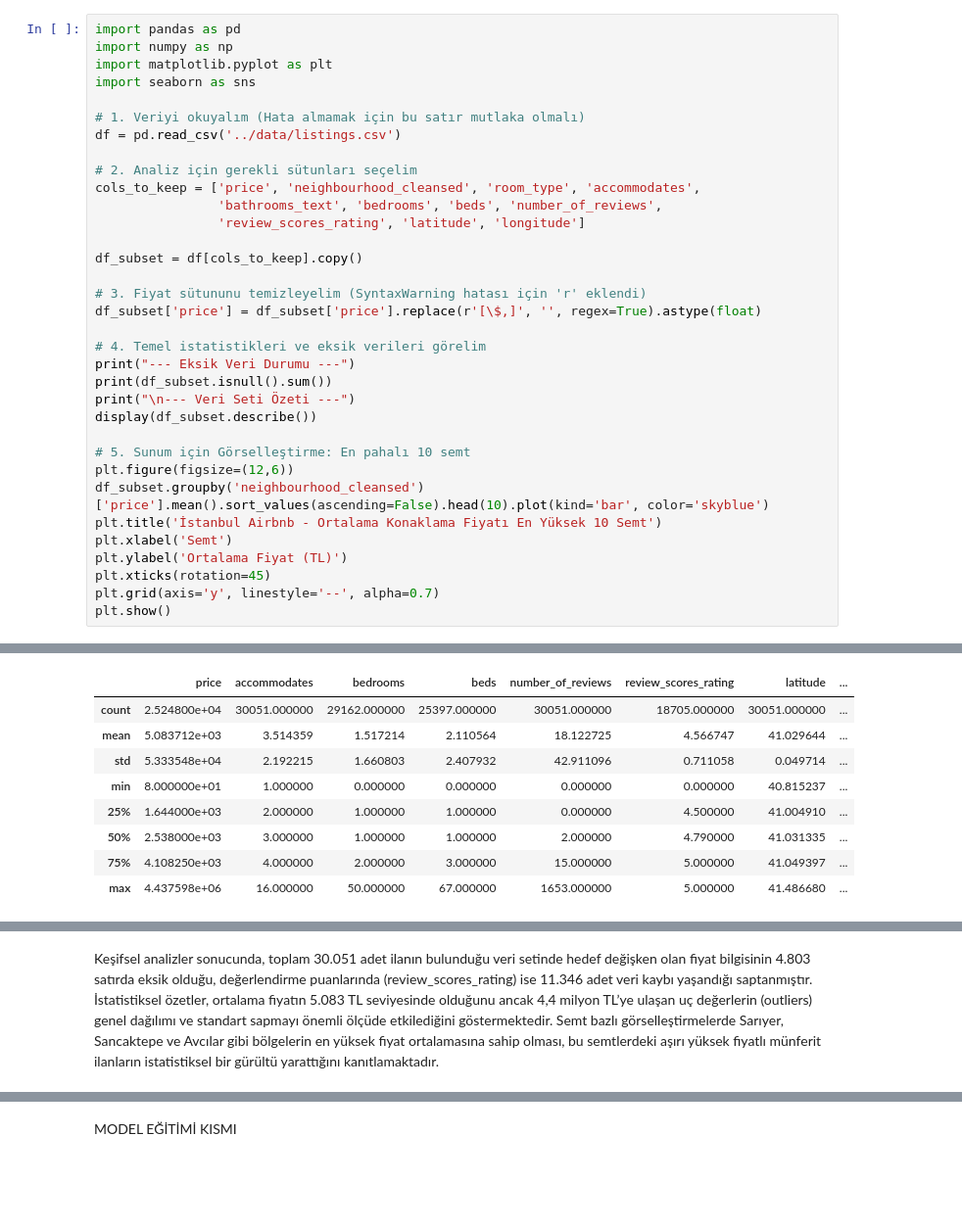
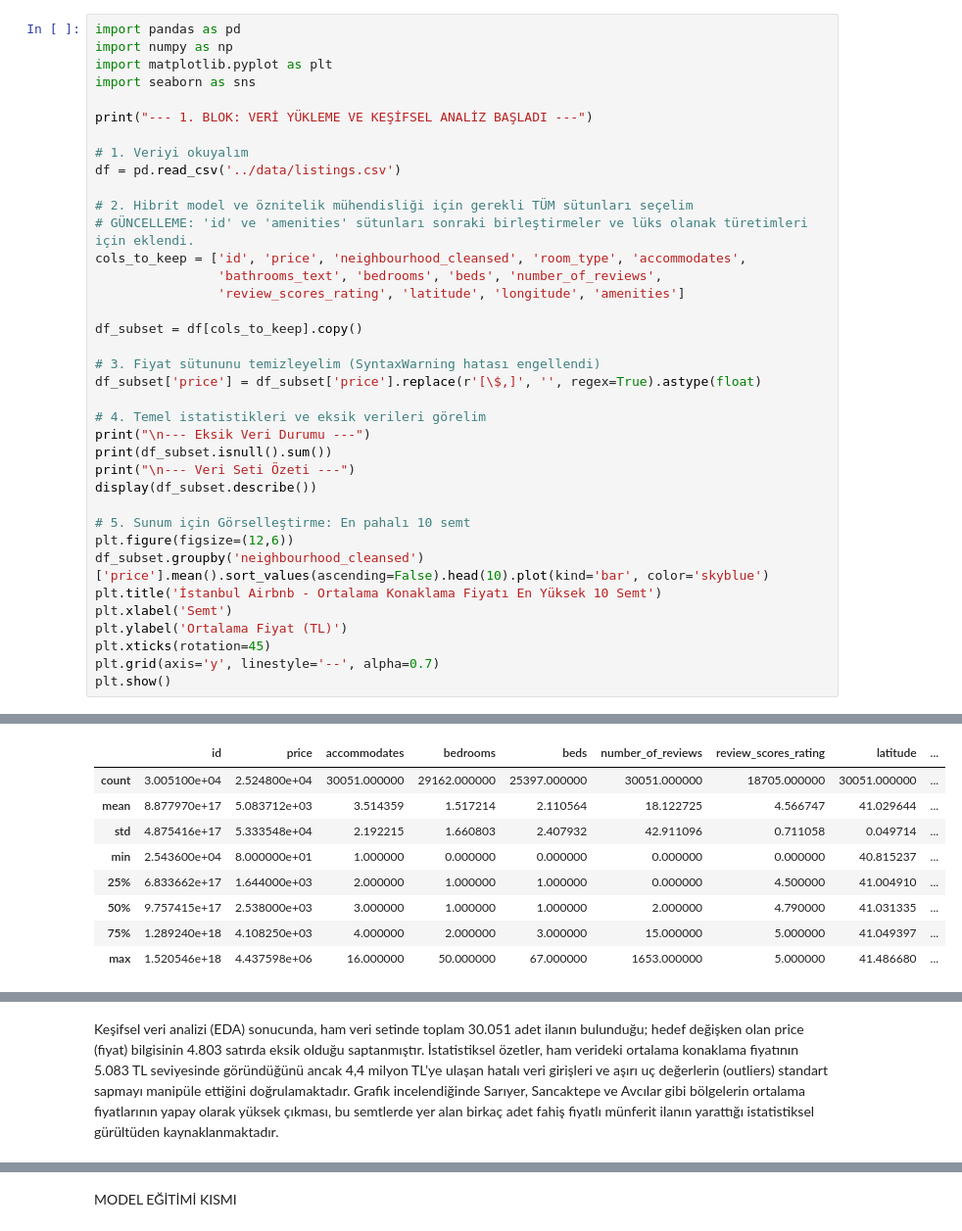
Before and after one commit to suleyolalan/AkilliSehir, a Jupyter notebook: notebooks/dataset_analys.ipynb, the cells around one changed output, grey strips where cells are left out. Shown at 98% size. Saved outputs shown, nothing was run; the diff lists cells and outputs as text; blank space fills up the shorter version.

```diff
--- a/notebooks/dataset_analys.ipynb
+++ b/notebooks/dataset_analys.ipynb
@@ -4,21 +4,24 @@ import numpy as np
 import matplotlib.pyplot as plt
 import seaborn as sns
 
-# 1. Veriyi okuyalım (Hata almamak için bu satır mutlaka olmalı)
+print("--- 1. BLOK: VERİ YÜKLEME VE KEŞİFSEL ANALİZ BAŞLADI ---")
+
+# 1. Veriyi okuyalım
 df = pd.read_csv('../data/listings.csv')
 
-# 2. Analiz için gerekli sütunları seçelim
-cols_to_keep = ['price', 'neighbourhood_cleansed', 'room_type', 'accommodates',
+# 2. Hibrit model ve öznitelik mühendisliği için gerekli TÜM sütunları seçelim
+# GÜNCELLEME: 'id' ve 'amenities' sütunları sonraki birleştirmeler ve lüks olanak türetimleri için eklendi.
+cols_to_keep = ['id', 'price', 'neighbourhood_cleansed', 'room_type', 'accommodates',
                 'bathrooms_text', 'bedrooms', 'beds', 'number_of_reviews',
-                'review_scores_rating', 'latitude', 'longitude']
+                'review_scores_rating', 'latitude', 'longitude', 'amenities']
 
 df_subset = df[cols_to_keep].copy()
 
-# 3. Fiyat sütununu temizleyelim (SyntaxWarning hatası için 'r' eklendi)
+# 3. Fiyat sütununu temizleyelim (SyntaxWarning hatası engellendi)
 df_subset['price'] = df_subset['price'].replace(r'[\$,]', '', regex=True).astype(float)
 
 # 4. Temel istatistikleri ve eksik verileri görelim
-print("--- Eksik Veri Durumu ---")
+print("\n--- Eksik Veri Durumu ---")
 print(df_subset.isnull().sum())
 print("\n--- Veri Seti Özeti ---")
 display(df_subset.describe())
@@ -48,15 +55,15 @@ longitude                     0
 dtype: int64
 
 --- Veri Seti Özeti ---
-|  | price | accommodates | bedrooms | beds | number_of_reviews | review_scores_rating | latitude | ... |
-| count | 2.524800e+04 | 30051.000000 | 29162.000000 | 25397.000000 | 30051.000000 | 18705.000000 | 30051.000000 | ... |
-| mean | 5.083712e+03 | 3.514359 | 1.517214 | 2.110564 | 18.122725 | 4.566747 | 41.029644 | ... |
-| std | 5.333548e+04 | 2.192215 | 1.660803 | 2.407932 | 42.911096 | 0.711058 | 0.049714 | ... |
-| min | 8.000000e+01 | 1.000000 | 0.000000 | 0.000000 | 0.000000 | 0.000000 | 40.815237 | ... |
-| 25% | 1.644000e+03 | 2.000000 | 1.000000 | 1.000000 | 0.000000 | 4.500000 | 41.004910 | ... |
-| 50% | 2.538000e+03 | 3.000000 | 1.000000 | 1.000000 | 2.000000 | 4.790000 | 41.031335 | ... |
-| 75% | 4.108250e+03 | 4.000000 | 2.000000 | 3.000000 | 15.000000 | 5.000000 | 41.049397 | ... |
-| max | 4.437598e+06 | 16.000000 | 50.000000 | 67.000000 | 1653.000000 | 5.000000 | 41.486680 | ... |
+|  | id | price | accommodates | bedrooms | beds | number_of_reviews | review_scores_rating | latitude | ... |
+| count | 3.005100e+04 | 2.524800e+04 | 30051.000000 | 29162.000000 | 25397.000000 | 30051.000000 | 18705.000000 | 30051.000000 | ... |
+| mean | 8.877970e+17 | 5.083712e+03 | 3.514359 | 1.517214 | 2.110564 | 18.122725 | 4.566747 | 41.029644 | ... |
+| std | 4.875416e+17 | 5.333548e+04 | 2.192215 | 1.660803 | 2.407932 | 42.911096 | 0.711058 | 0.049714 | ... |
+| min | 2.543600e+04 | 8.000000e+01 | 1.000000 | 0.000000 | 0.000000 | 0.000000 | 0.000000 | 40.815237 | ... |
+| 25% | 6.833662e+17 | 1.644000e+03 | 2.000000 | 1.000000 | 1.000000 | 0.000000 | 4.500000 | 41.004910 | ... |
+| 50% | 9.757415e+17 | 2.538000e+03 | 3.000000 | 1.000000 | 1.000000 | 2.000000 | 4.790000 | 41.031335 | ... |
+| 75% | 1.289240e+18 | 4.108250e+03 | 4.000000 | 2.000000 | 3.000000 | 15.000000 | 5.000000 | 41.049397 | ... |
+| max | 1.520546e+18 | 4.437598e+06 | 16.000000 | 50.000000 | 67.000000 | 1653.000000 | 5.000000 | 41.486680 | ... |
 [figure]
 # %% [markdown]
-Keşifsel analizler sonucunda, toplam 30.051 adet ilanın bulunduğu veri setinde hedef değişken olan fiyat bilgisinin 4.803 satırda eksik olduğu, değerlendirme puanlarında (review_scores_rating) ise 11.346 adet veri kaybı yaşandığı saptanmıştır. İstatistiksel özetler, ortalama fiyatın 5.083 TL seviyesinde olduğunu ancak 4,4 milyon TL’ye ulaşan uç değerlerin (outliers) genel dağılımı ve standart sapmayı önemli ölçüde etkilediğini göstermektedir. Semt bazlı görselleştirmelerde Sarıyer, Sancaktepe ve Avcılar gibi bölgelerin en yüksek fiyat ortalamasına sahip olması, bu semtlerdeki aşırı yüksek fiyatlı münferit ilanların istatistiksel bir gürültü yarattığını kanıtlamaktadır.
+Keşifsel veri analizi (EDA) sonucunda, ham veri setinde toplam 30.051 adet ilanın bulunduğu; hedef değişken olan price (fiyat) bilgisinin 4.803 satırda eksik olduğu saptanmıştır. İstatistiksel özetler, ham verideki ortalama konaklama fiyatının 5.083 TL seviyesinde göründüğünü ancak 4,4 milyon TL’ye ulaşan hatalı veri girişleri ve aşırı uç değerlerin (outliers) standart sapmayı manipüle ettiğini doğrulamaktadır. Grafik incelendiğinde Sarıyer, Sancaktepe ve Avcılar gibi bölgelerin ortalama fiyatlarının yapay olarak yüksek çıkması, bu semtlerde yer alan birkaç adet fahiş fiyatlı münferit ilanın yarattığı istatistiksel gürültüden kaynaklanmaktadır.
```
Also changed, not shown: parts of 44 cells of this notebook.
